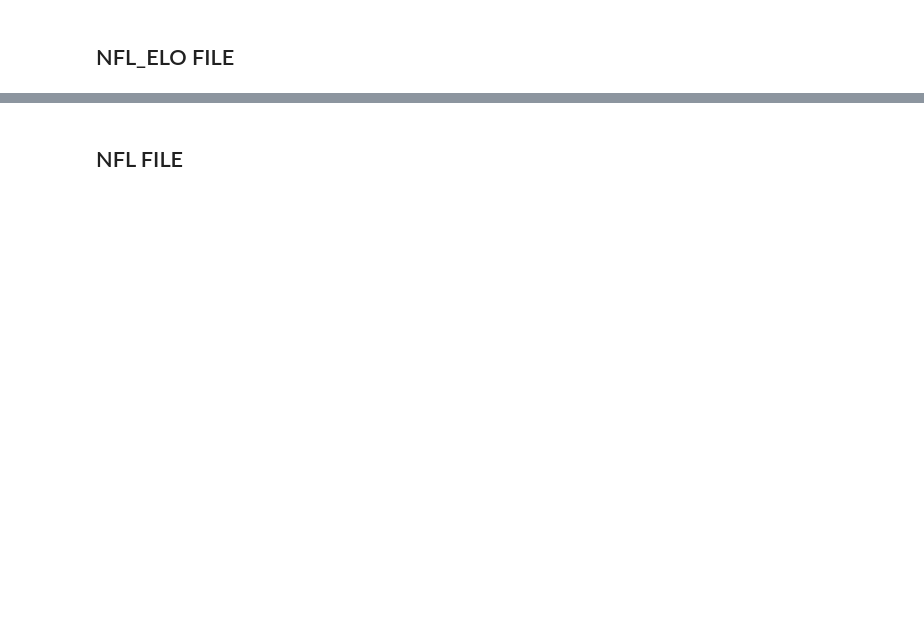
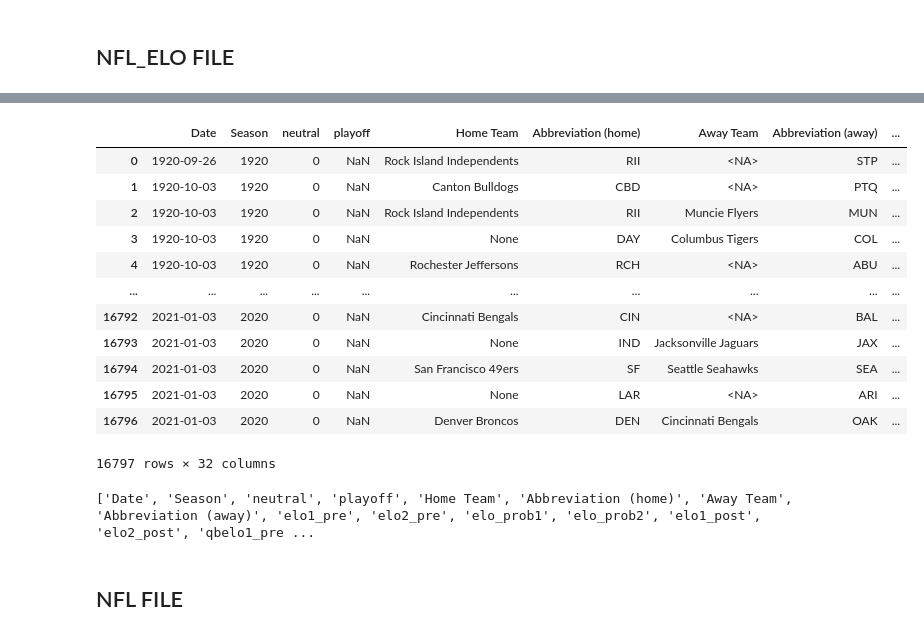
Before and after one commit to fede6590/Move37AI, a Jupyter notebook: EDA.ipynb, the cells around one changed output, grey strips where cells are left out. Saved outputs shown, nothing was run; the diff lists cells and outputs as text; code cells hidden in the pictures; blank space fills up the shorter version.

```diff
--- a/EDA.ipynb
+++ b/EDA.ipynb
@@ -199,3 +334,24 @@ del temp
+# %%
+cols2rename = {'date': 'Date', 'season': 'Season', 'team1': 'Abbreviation (home)', 'team2': 'Abbreviation (away)'}
+nfl_elo = nfl_elo.rename(columns=cols2rename)
+
+display(nfl_elo)
+print(list(nfl_elo.columns))
+# %% [output]
+|  | Date | Season | neutral | playoff | Home Team | Abbreviation (home) | Away Team | Abbreviation (away) | ... |
+| 0 | 1920-09-26 | 1920 | 0 | NaN | Rock Island Independents | RII | <NA> | STP | ... |
+| 1 | 1920-10-03 | 1920 | 0 | NaN | Canton Bulldogs | CBD | <NA> | PTQ | ... |
+| 2 | 1920-10-03 | 1920 | 0 | NaN | Rock Island Independents | RII | Muncie Flyers | MUN | ... |
+| 3 | 1920-10-03 | 1920 | 0 | NaN | None | DAY | Columbus Tigers | COL | ... |
+| 4 | 1920-10-03 | 1920 | 0 | NaN | Rochester Jeffersons | RCH | <NA> | ABU | ... |
+| ... | ... | ... | ... | ... | ... | ... | ... | ... | ... |
+| 16792 | 2021-01-03 | 2020 | 0 | NaN | Cincinnati Bengals | CIN | <NA> | BAL | ... |
+| 16793 | 2021-01-03 | 2020 | 0 | NaN | None | IND | Jacksonville Jaguars | JAX | ... |
+| 16794 | 2021-01-03 | 2020 | 0 | NaN | San Francisco 49ers | SF | Seattle Seahawks | SEA | ... |
+| 16795 | 2021-01-03 | 2020 | 0 | NaN | None | LAR | <NA> | ARI | ... |
+| 16796 | 2021-01-03 | 2020 | 0 | NaN | Denver Broncos | DEN | Cincinnati Bengals | OAK | ... |
+16797 rows × 32 columns
+['Date', 'Season', 'neutral', 'playoff', 'Home Team', 'Abbreviation (home)', 'Away Team', 'Abbreviation (away)', 'elo1_pre', 'elo2_pre', 'elo_prob1', 'elo_prob2', 'elo1_post', 'elo2_post', 'qbelo1_pre ...
 # %% [markdown]
 ## NFL FILE
 # %%
```
Also changed, not shown: parts of 17 cells of this notebook, 1 other file.
